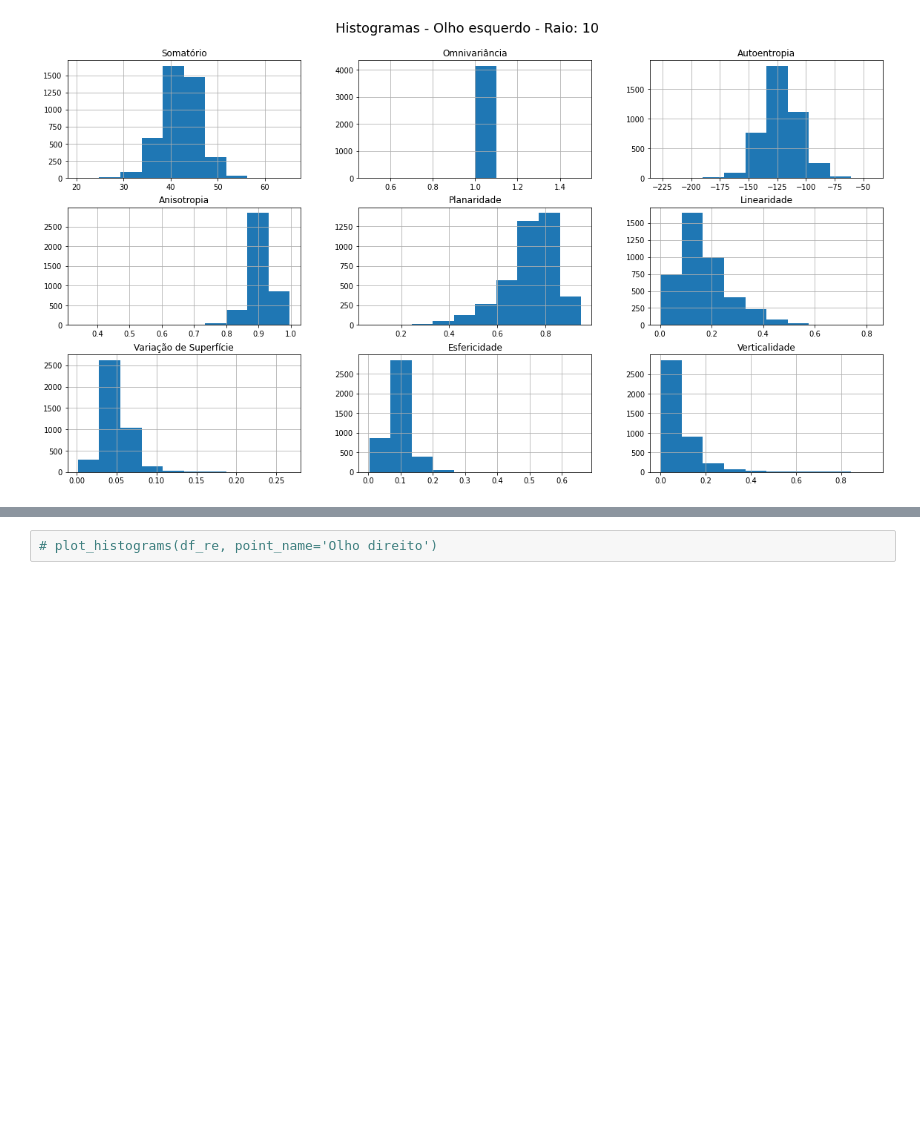
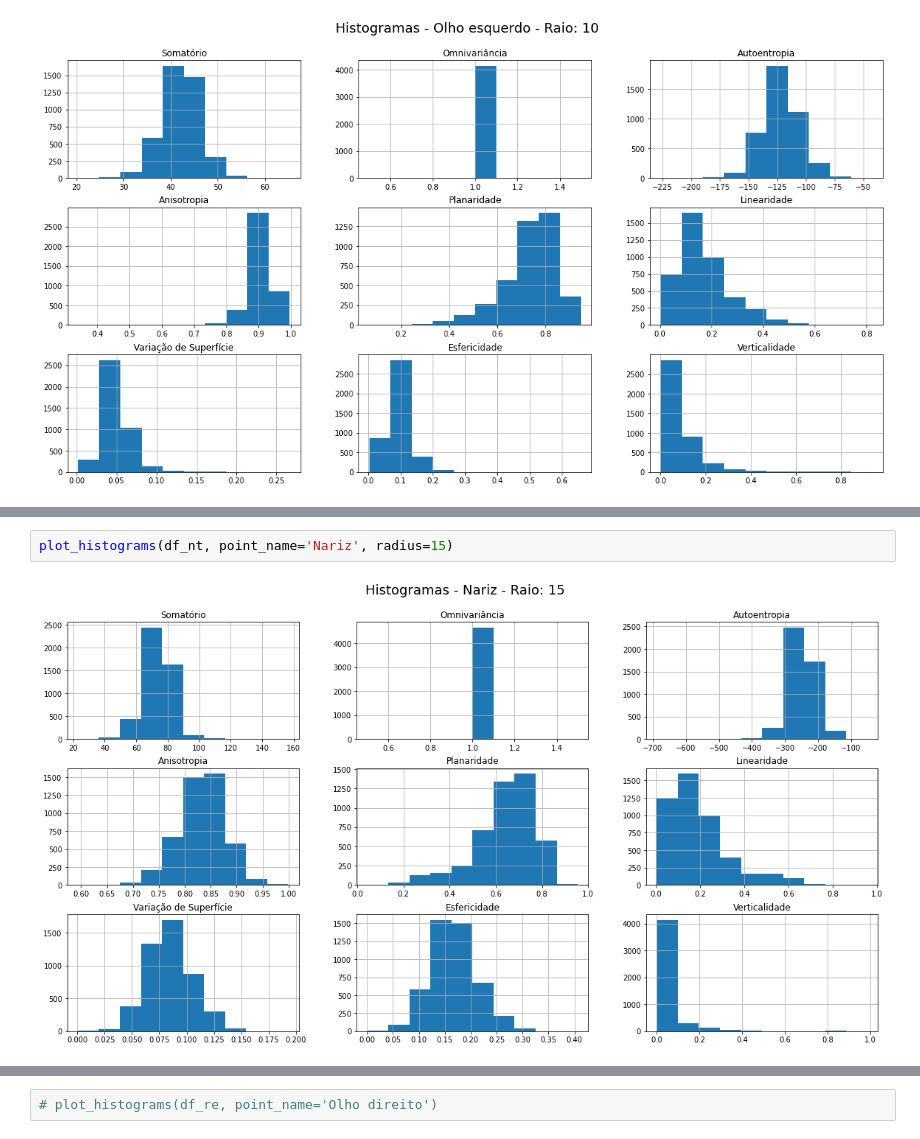
Before and after one commit to thalissonfelipe/landmarks, a Jupyter notebook: Análises da Features da Matriz de Covariância (Raios 10, 15, 20, 25, 30).ipynb, the cells around one changed output, grey strips where cells are left out. Cells and saved outputs as stored; diff of their text form; blank space fills up the shorter version.

```diff
--- a/Análises da Features da Matriz de Covariância (Raios 10, 15, 20, 25, 30).ipynb
+++ b/Análises da Features da Matriz de Covariância (Raios 10, 15, 20, 25, 30).ipynb
@@ -114,0 +117,4 @@ plot_histograms(df_le, point_name='Olho esquerdo', radius=15)
+# %%
+plot_histograms(df_nt, point_name='Nariz', radius=15)
+# %% [output]
+[figure, added]
```
Also changed, not shown: parts of 8 cells of this notebook, 4 other files.
